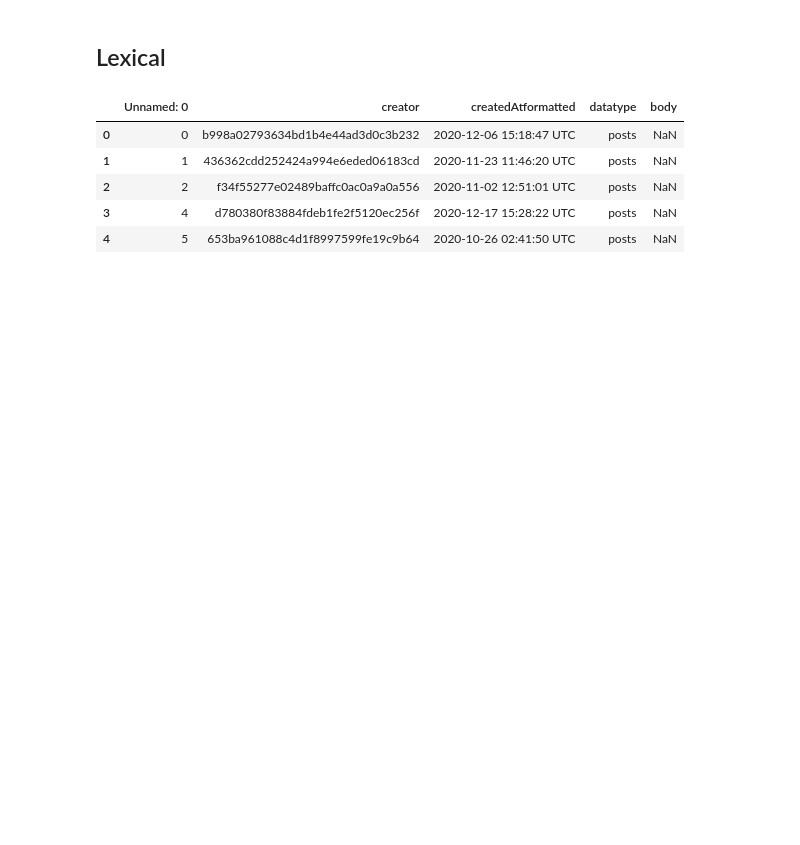
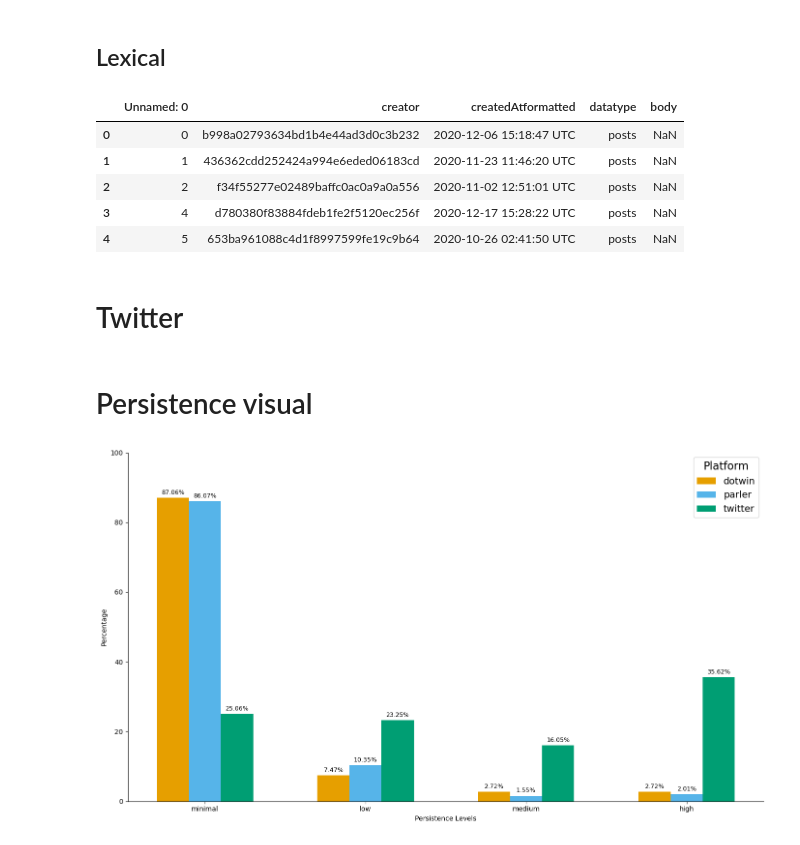
Before and after one commit to nmrastogi/QAnon, a Jupyter notebook: same_range.ipynb, the cells around one changed output. Saved outputs shown, nothing was run; the diff lists cells and outputs as text; code cells hidden in the pictures; blank space fills up the shorter version.

```diff
--- a/same_range.ipynb
+++ b/same_range.ipynb
@@ -3123,3 +3175,57 @@ kk
 | 2 | 2 | f34f55277e02489baffc0ac0a9a0a556 | 2020-11-02 12:51:01 UTC | posts | NaN |
 | 3 | 4 | d780380f83884fdeb1fe2f5120ec256f | 2020-12-17 15:28:22 UTC | posts | NaN |
 | 4 | 5 | 653ba961088c4d1f8997599fe19c9b64 | 2020-10-26 02:41:50 UTC | posts | NaN |
+# %% [markdown]
+# Twitter
+# %% [markdown]
+# Persistence visual
+# %%
+import matplotlib.pyplot as plt
+import numpy as np
+
+colors = ['#E69F00', '#56B4E9', '#009E73']
+# Corrected Data
+data_corrected = {
+    'minimal': [87.06, 86.07, 25.06],
+    'low': [7.47, 10.35, 23.25],
+    'medium': [2.72, 1.55, 16.05],
+    'high': [2.72, 2.01, 35.62]
+
+}
+
+roles = list(data_corrected.keys())
+platforms = ['dotwin', 'parler', 'twitter']
+
+# Transpose the data so each role's values for all platforms are together
+data_transposed = np.array(list(data_corrected.values())).T
+
+# Position of bars on the x-axis
+bar_width = 0.2  # Width of each bar
+index = np.arange(len(roles))  # The x locations for the groups
+
+# Create a figure and axis
+fig, ax = plt.subplots(figsize=(14, 8))
+
+ax.spines["top"].set_visible(False)
+ax.spines["right"].set_visible(False)
+
+# Plot each platform as a group of bars
+for i, (platform, color) in enumerate(zip(platforms, colors)):
+    plt.bar(index + i * bar_width, data_transposed[i], bar_width, label=platform, color=color)
+
+# Add some text for labels, title, and custom x-axis tick labels, etc.
+plt.xlabel('Persistence Levels')
+plt.ylabel('Percentage')
+plt.xticks(index + bar_width * (len(platforms) - 1) / 2, roles)
+plt.ylim(0, 100)
+plt.legend(title='Platform',fontsize=14, title_fontsize=16)
+
+# Adding percentage labels on top of each bar
+for i, platform in enumerate(platforms):
+    for j, v in enumerate(data_transposed[i]):
+        plt.text(j + i * bar_width, v + 1, f'{v:.2f}%', ha='center', color='black', fontsize=9)
+
+plt.tight_layout()
+plt.show()
+# %% [output]
+[figure, added]
```
Also changed, not shown: parts of 22 cells of this notebook, 1 other file.
